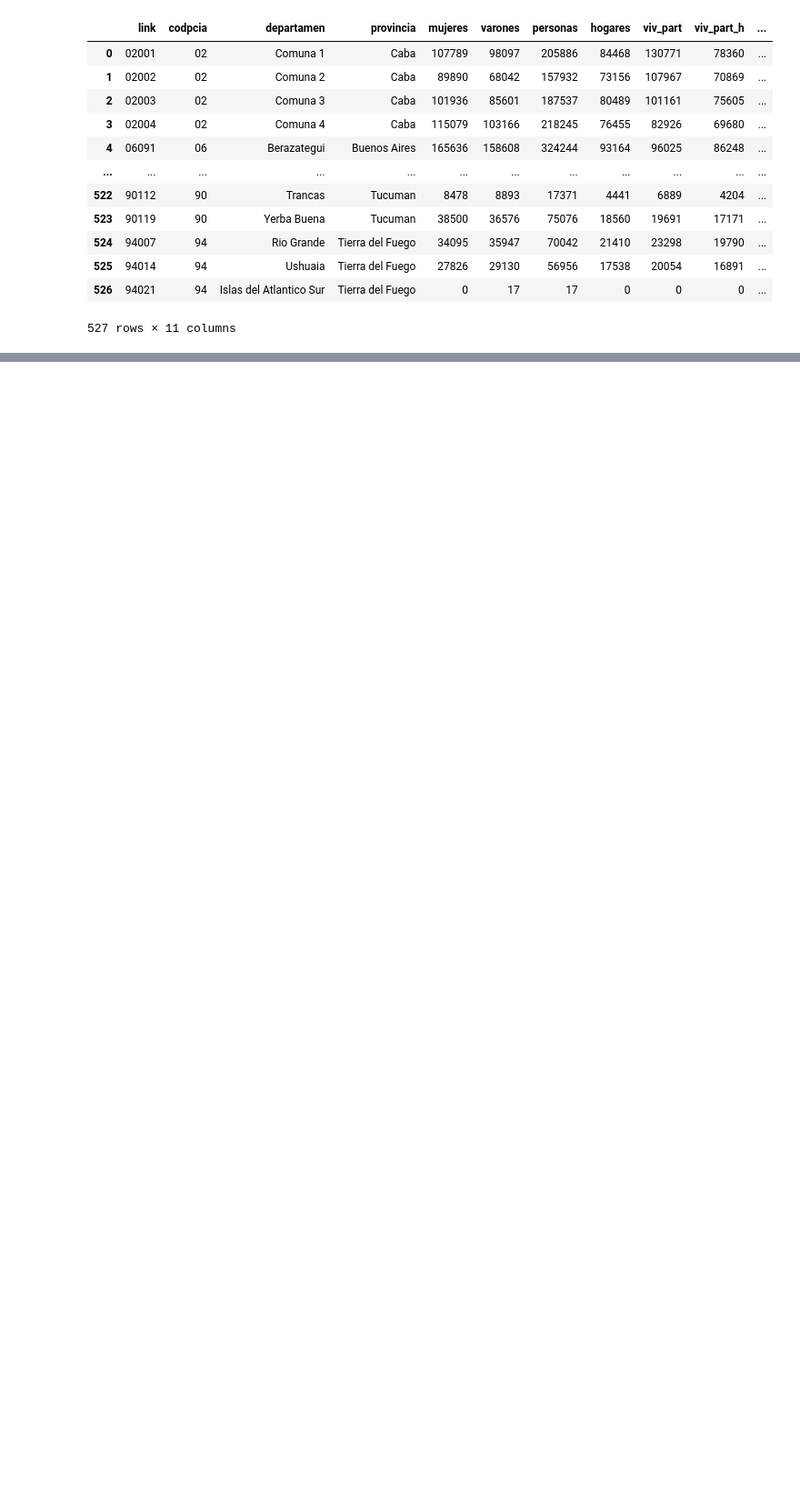
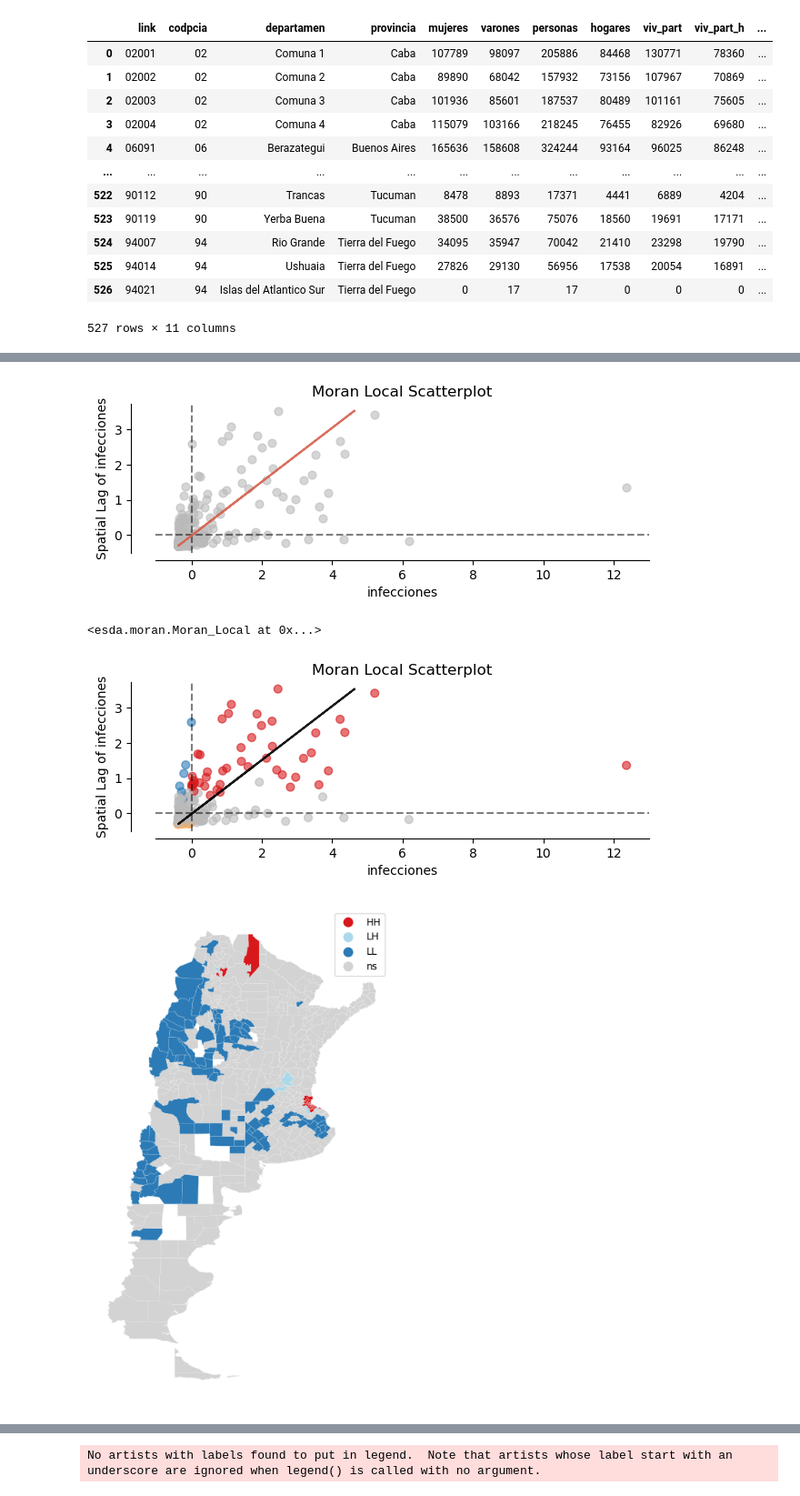
Before and after one commit to Nainho1703/Master_Tesis, a Jupyter notebook: 3.- LISA Analysis.ipynb, the cells around one changed output, grey strips where cells are left out. Shown at 91% size. Drawn from its saved outputs; the diff is of its cells as text; code cells hidden in the pictures; blank space fills up the shorter version.

```diff
--- a/3.- LISA Analysis.ipynb
+++ b/3.- LISA Analysis.ipynb
@@ -297,0 +216,11 @@ Departamento con la mayor cantidad de infecciones:
+# %%
+# Sort cases by the number of infections in descending order
+cases_dept_area2 = cases_dept_area.sort_values(by=["infecciones"], ascending=False)
+
+# Perform spatial autocorrelation analysis on the sorted data
+df_lisa = autocorrelacion_plot(cases_dept_area2[["provincia", "departamen", "infecciones", "geometry"]])
+# %% [output]
+[figure, added]
+<esda.moran.Moran_Local at 0x...>
+[figure, added]
+[figure, added]
@@ -297,0 +237 @@ Departamento con la mayor cantidad de infecciones:
+No artists with labels found to put in legend.  Note that artists whose label start with an underscore are ignored when legend() is called with no argument.
```
Also changed, not shown: parts of 21 cells of this notebook, 3 other files.
